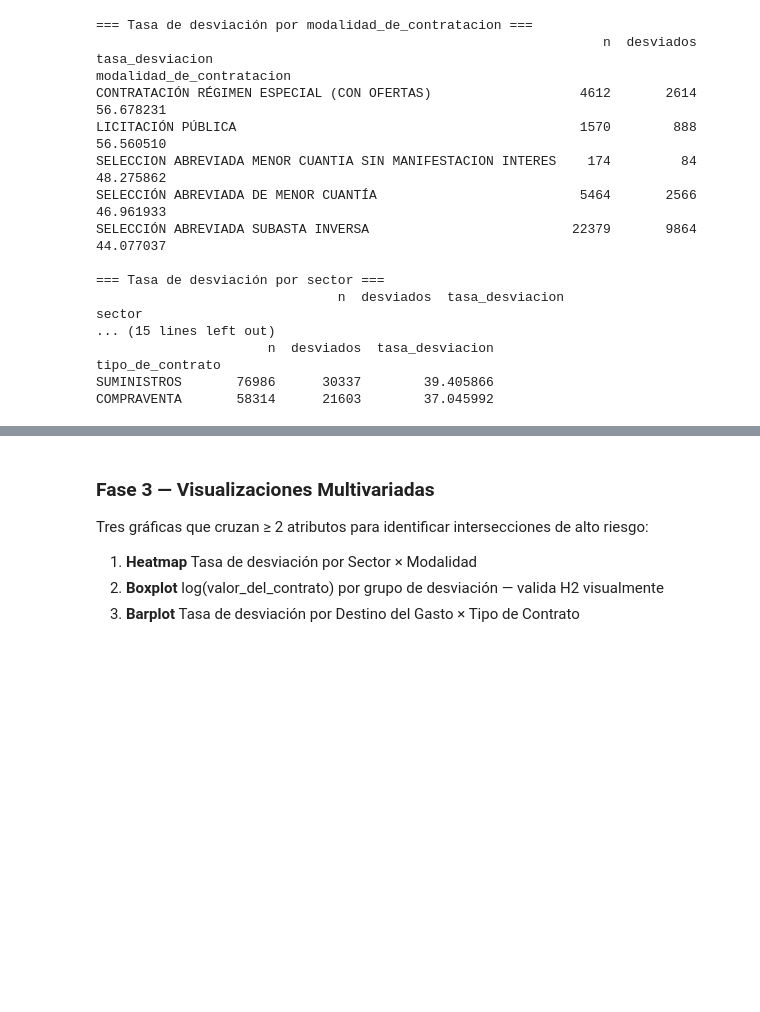
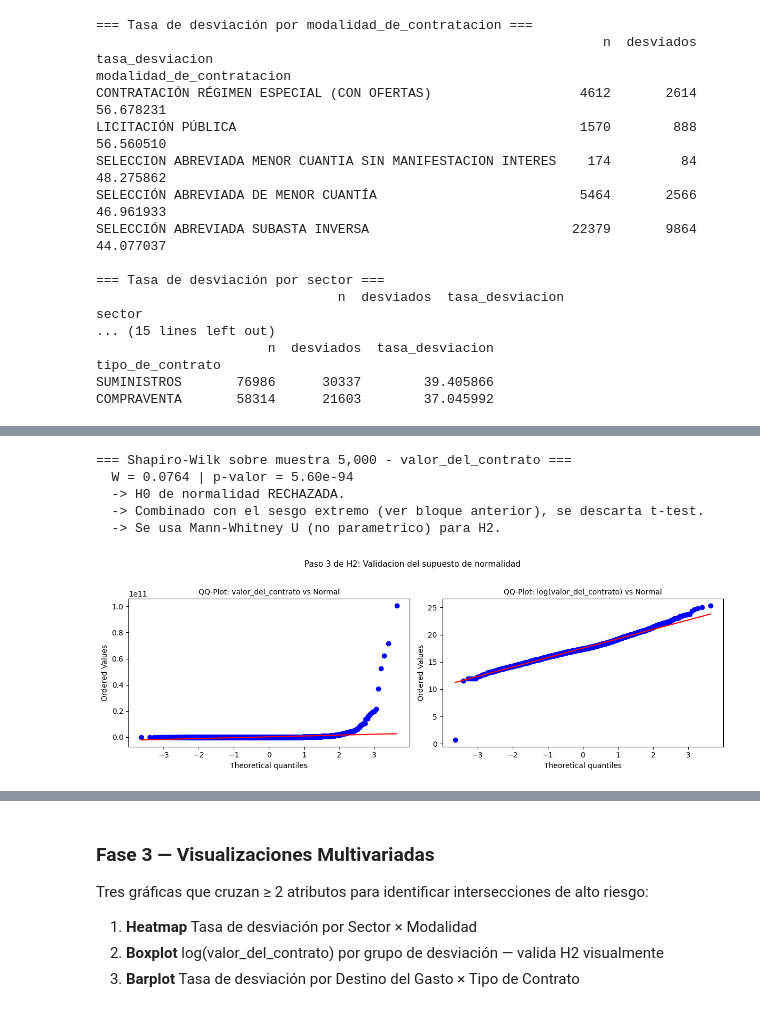
Before and after one commit to louis97/contratacion_publica_bienes, a Jupyter notebook: analisis.ipynb, the cells around one changed output, grey strips where cells are left out. Cells and saved outputs as stored; diff of their text form; code cells hidden in the pictures; blank space fills up the shorter version.

```diff
--- a/analisis.ipynb
+++ b/analisis.ipynb
@@ -465,0 +611,31 @@ Si p < 0.05, los contratos con desviacion presentan distribucion de valor signif
+# %%
+import scipy.stats as stats
+# Validacion del supuesto de normalidad para H2 (Mann-Whitney U vs t-test)
+# El sesgo distribucional ya fue reportado arriba; aqui la prueba formal.
+np.random.seed(42)
+muestra_norm = df_clean['valor_del_contrato'].dropna().sample(5000)
+stat_sw, p_sw = stats.shapiro(muestra_norm)
+print('=== Shapiro-Wilk sobre muestra 5,000 - valor_del_contrato ===')
+print(f'  W = {stat_sw:.4f} | p-valor = {p_sw:.2e}')
+if p_sw < 0.05:
+    print('  -> H0 de normalidad RECHAZADA.')
+    print('  -> Combinado con el sesgo extremo (ver bloque anterior), se descarta t-test.')
+    print('  -> Se usa Mann-Whitney U (no parametrico) para H2.')
+else:
+    print('  -> H0 no rechazada: confirmar con QQ-plot.')
+
+fig, axes = plt.subplots(1, 2, figsize=(12, 4))
+stats.probplot(muestra_norm, dist='norm', plot=axes[0])
+axes[0].set_title('QQ-Plot: valor_del_contrato vs Normal', fontsize=10)
+stats.probplot(np.log1p(muestra_norm), dist='norm', plot=axes[1])
+axes[1].set_title('QQ-Plot: log(valor_del_contrato) vs Normal', fontsize=10)
+plt.suptitle('Paso 3 de H2: Validacion del supuesto de normalidad', fontsize=11, y=1.02)
+plt.tight_layout()
+plt.show()
+# %% [output]
+=== Shapiro-Wilk sobre muestra 5,000 - valor_del_contrato ===
+  W = 0.0764 | p-valor = 5.60e-94
+  -> H0 de normalidad RECHAZADA.
+  -> Combinado con el sesgo extremo (ver bloque anterior), se descarta t-test.
+  -> Se usa Mann-Whitney U (no parametrico) para H2.
+[figure, added]
```
Also changed, not shown: parts of 16 cells of this notebook, 5 other files.
